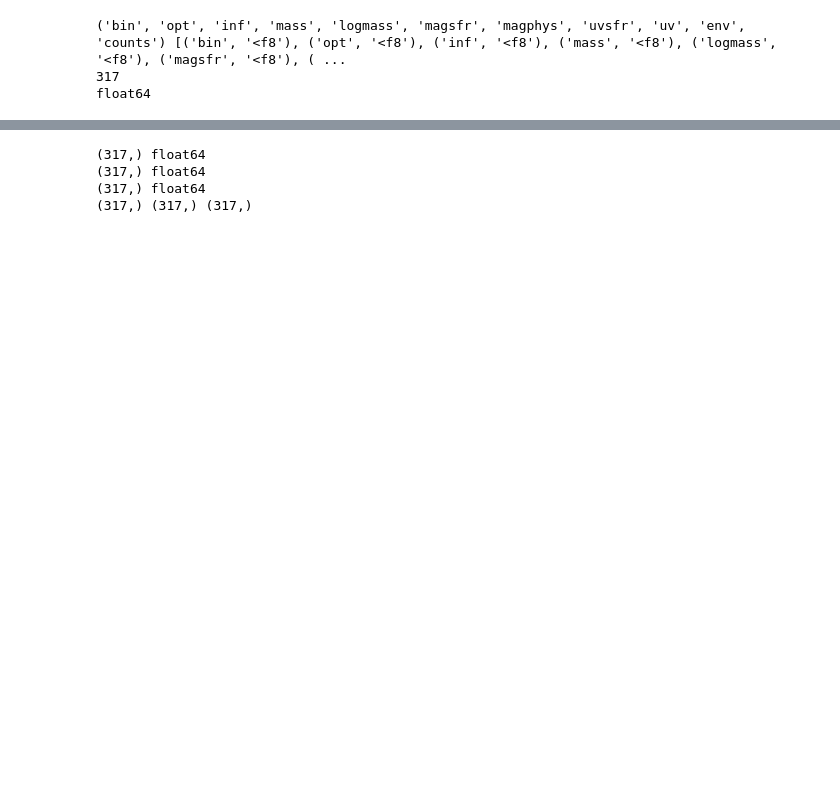
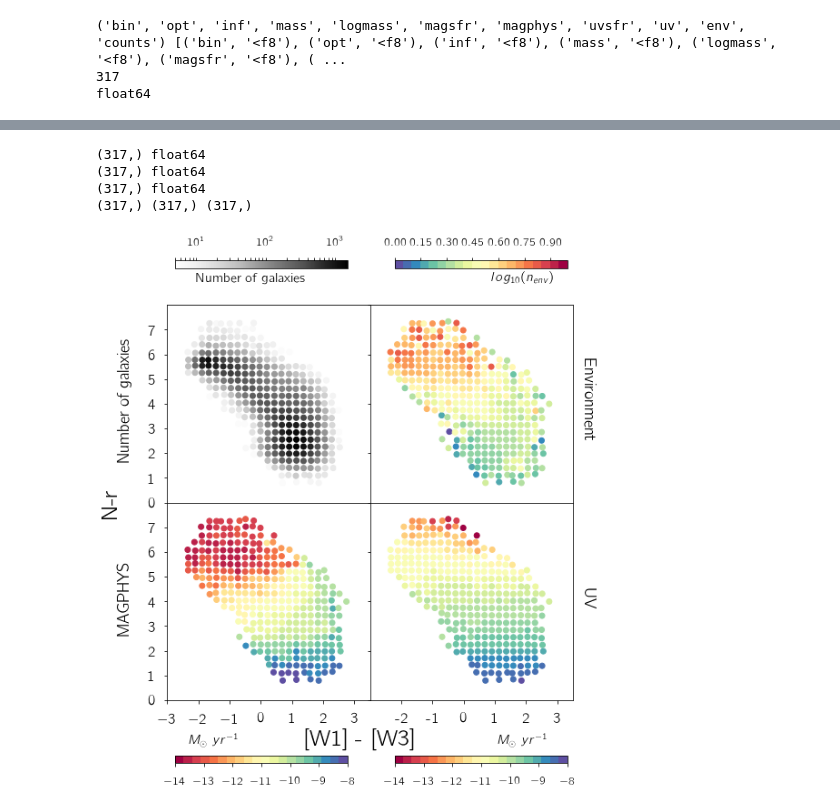
Before and after one commit to nityamd/SSFR_Env, a Jupyter notebook: notebooks/Plots_for_paper.ipynb, the cells around one changed output, grey strips where cells are left out. Saved outputs shown, nothing was run; the diff lists cells and outputs as text; code cells hidden in the pictures; blank space fills up the shorter version.

```diff
--- a/notebooks/Plots_for_paper.ipynb
+++ b/notebooks/Plots_for_paper.ipynb
@@ -173,7 +172,7 @@ f.text(0.045, 0.32, 'MAGPHYS', ha='center', va='center', rotation=90, fontsize =
 f.text(0.93, 0.32, 'UV', ha='center', va='center', rotation=270, fontsize = 18)
 
 f.text(0.285, 0.93, 'Number of galaxies', ha='center', va='center',fontsize = 15)
-f.text(0.805, 0.93, r'log($n_{\hbox{\footnotesize{env}}$)', ha='center', va='center',fontsize = 15)
+f.text(0.805, 0.93, r'$log_{10}(n_{env})$', ha='center', va='center',fontsize = 15)
 f.text(0.215, 0.046, r'$M_{\odot}$ $yr^{-1}$', ha='center', va='center',fontsize = 15)
 f.text(0.805, 0.046, r'$M_{\odot}$ $yr^{-1}$', ha='center', va='center',fontsize = 15)
 
@@ -182,30 +181,31 @@ cbar_ax1 = f.add_axes([0.14, 0.95, 0.33, 0.015])
 cb1 = f.colorbar(cs1,orientation = 'horizontal', cax=cbar_ax1)
 cb1.ax.tick_params(labelsize=13)
 cb1.ax.xaxis.set_ticks_position('top')
 
 cbar_ax2 = f.add_axes([0.56, 0.95, 0.33, 0.015])
 cb2 = f.colorbar(cs2,orientation = 'horizontal', cax=cbar_ax2)
 cb2.ax.xaxis.set_ticks_position('top')
 cb2.ax.tick_params(labelsize=13)
 
 cbar_ax3 = f.add_axes([0.14, 0.005, 0.33, 0.015])
 cb3 = f.colorbar(cs3,orientation = 'horizontal', cax=cbar_ax3)
 cb3.ax.tick_params(labelsize=13)
 cb3.set_clim(-14.0,-8.0)
 cb3.set_ticks([-14.0,-13.0,-12.0,-11.0,-10.0,-9.0,-8.0])
 
 cbar_ax4 = f.add_axes([0.56, 0.005, 0.33, 0.015])
 cb4 = f.colorbar(cs4,orientation = 'horizontal', cax=cbar_ax4)
 cb4.set_clim(-14.0,-8.0)
 cb4.set_ticks([-14.0,-13.0,-12.0,-11.0,-10.0,-9.0,-8.0])
 cb4.ax.tick_params(labelsize=13)
 #plt.tight_layout()
 #f.subplots_adjust(wspace=0, hspace=0)
 #plt.rcParams['font.size'] = 10
 plt.savefig('panel_plot.pdf', bbox_inches='tight')
 plt.show()
 # %% [output]
 (317,) float64
 (317,) float64
 (317,) float64
 (317,) (317,) (317,)
+[figure, added]
```
Also changed, not shown: parts of 2 cells of this notebook, 12 other files.
